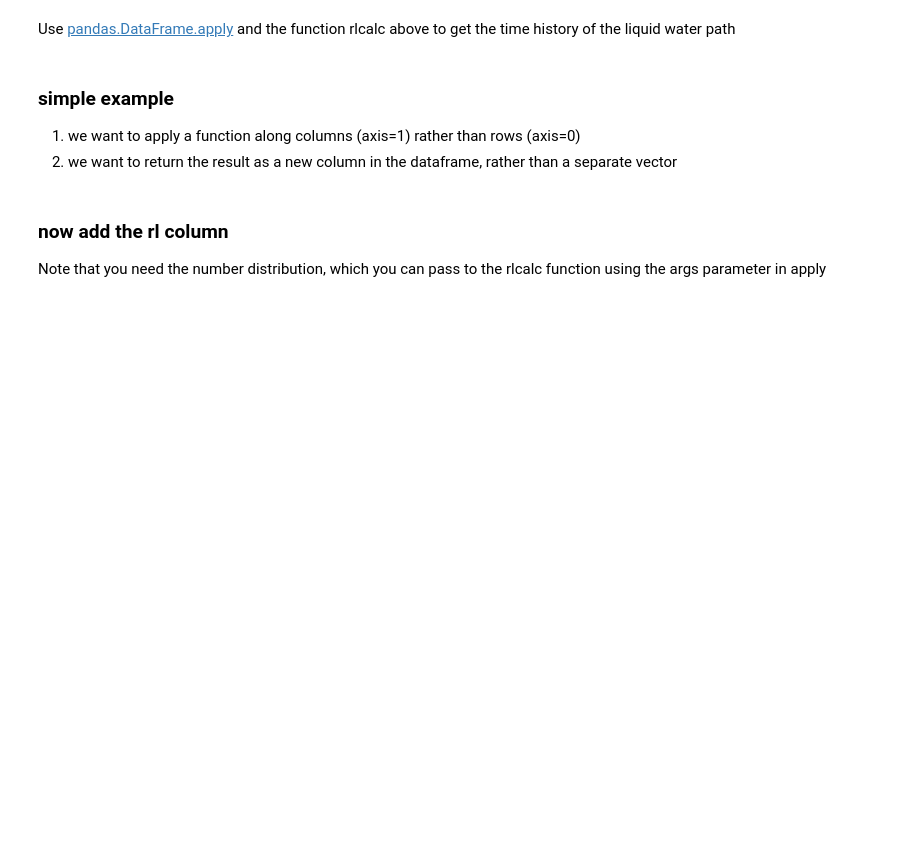
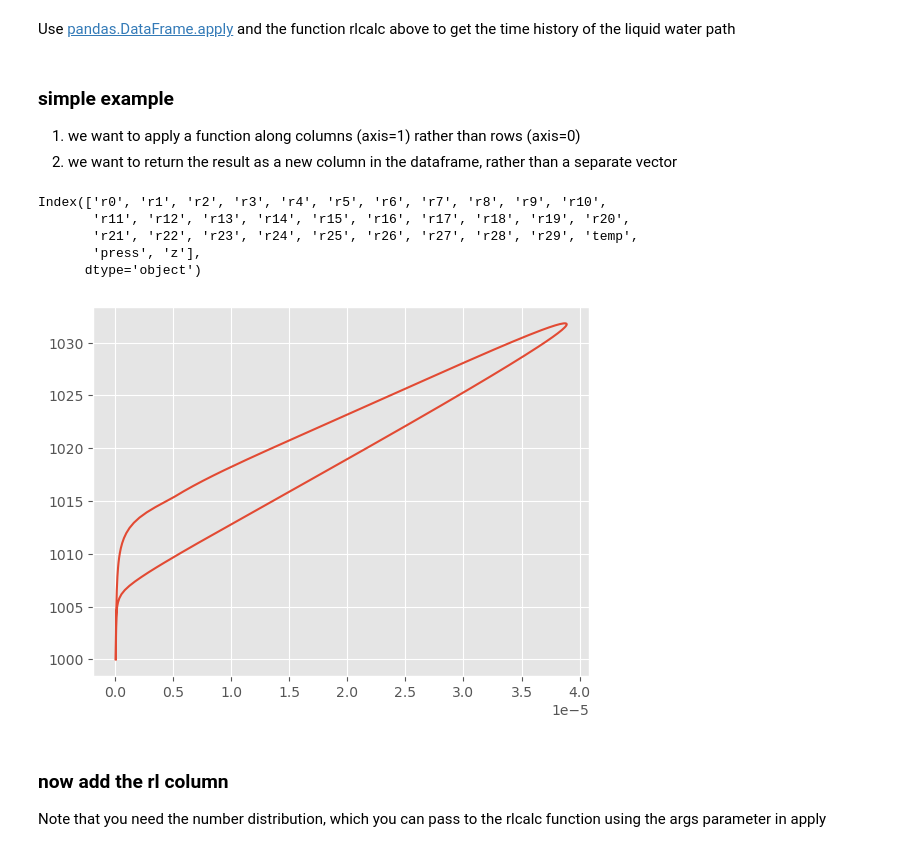
Before and after one commit to phaustin/a405_2024, a Jupyter notebook: notebooks/dropgrow/dropgrow_2024_2.ipynb, the cells around one changed output. Cells and saved outputs as stored; diff of their text form; code cells hidden in the pictures; blank space fills up the shorter version.

```diff
--- a/notebooks/dropgrow/dropgrow_2024_2.ipynb
+++ b/notebooks/dropgrow/dropgrow_2024_2.ipynb
@@ -418,3 +418,22 @@ def test_fun(row):
     rad_sum = np.sum(drops)
     row["testcol"] = rad_sum
     return row
+# %%
+def rlcalc(var_vec,ndist):
+    """
+    calculate the liquid water for the distribution
+
+    the last  3 variables in var_vec are temperature, pressure and height (mks)
+
+    Parameters
+    ----------
+
+    var_vec: vector(float)
+           vector of values to be integrated
+    cloud_top: namedtuple
+           tuple of necessary coefficients
+    """
+    wl=ndist*(var_vec[:-3]**3.)
+    wl=np.sum(wl)
+    wl=wl*4./3.*np.pi*c.rhol
+    return wl
@@ -421,5 +445,23 @@ def test_fun(row):
+# %%
+def find_rl(row,ndist):
+    var_vec = row.to_numpy()
+    rl = rlcalc(var_vec,ndist)
+    row['rl'] = rl
+    return row
+# %%
+df_output.columns
+# %% [output]
+Index(['r0', 'r1', 'r2', 'r3', 'r4', 'r5', 'r6', 'r7', 'r8', 'r9', 'r10',
+       'r11', 'r12', 'r13', 'r14', 'r15', 'r16', 'r17', 'r18', 'r19', 'r20',
+       'r21', 'r22', 'r23', 'r24', 'r25', 'r26', 'r27', 'r28', 'r29', 'temp',
+       'press', 'z'],
+      dtype='object')
 # %%
-new_df =df_output.apply(test_fun,axis=1)
+new_df =df_output.apply(find_rl,axis=1,args = (ndist,) )
+fig,ax = plt.subplots(1,1)
+ax.plot('rl','z',data = new_df);
+# %% [output]
+[figure, added]
 # %% [markdown]
 ### now add the rl column
 
```
Also changed, not shown: parts of 4 cells of this notebook, 5 other files.
